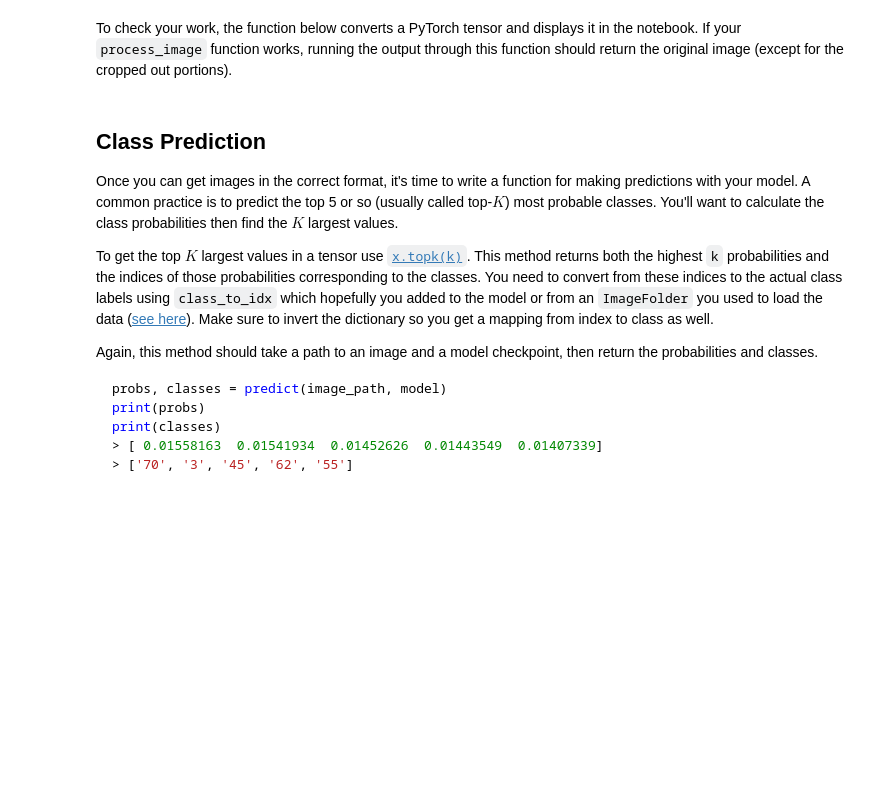
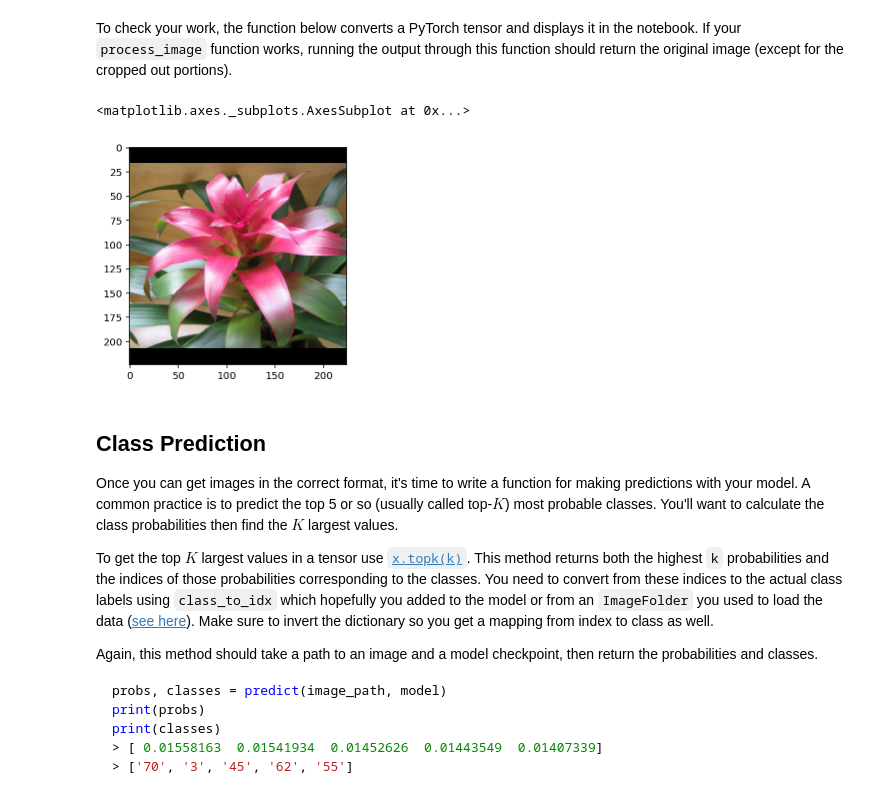
Before and after one commit to kingdom4animal/Udacity, a Jupyter notebook: Image Classifier Project.ipynb, the cells around one changed output. Drawn from its saved outputs; the diff is of its cells as text; code cells hidden in the pictures; blank space fills up the shorter version.

```diff
--- a/Image Classifier Project.ipynb
+++ b/Image Classifier Project.ipynb
@@ -80,7 +83,7 @@ image_datasets_test = datasets.ImageFolder(test_dir,transforms_test)
 
 # create DataLoader objects that lets us work with the data in batches
 train_dataloaders = torch.utils.data.DataLoader(image_datasets_train, batch_size=64, shuffle=True)
-valid_dataloaders = torch.utils.data.DataLoader(image_datasets_valid, batch_size=64, shuffle=True)
+valid_dataloaders = torch.utils.data.DataLoader(image_datasets_valid, batch_size=64)
 test_dataloaders = torch.utils.data.DataLoader(image_datasets_test, batch_size=64)
 # %% [markdown]
 ### Label mapping
@@ -176,7 +163,7 @@ criterion = nn.NLLLoss()
 optimizer = optim.Adam(model.classifier.parameters(), lr=0.001)
 
 # Setting training hyperparameters
-epochs = 1
+epochs = 10
 
 train_losses, valid_losses = [], []
 
@@ -473,23 +383,33 @@ def process_image(image):
     '''
 
     # TODO: Process a PIL image for use in a PyTorch model
+    # from PIL import Image
     # Open image
-    im = Image.open(image).convert('RGB')
-    # Resize keeping aspect ratio
-    im.thumbnail(size=(256,256))
+    pil_image = Image.open(image).convert('RGB')
+    # 1. Resize keeping aspect ratio
+    pil_image.thumbnail(size=(256,256))
+    # 2. crop the center of the image to any size
     # Get dimensions
-    width, height = im.size
+    width, height = pil_image.size
     # Set new dimensions for center crop
     new_width,new_height = 224,224
     left = (width - new_width)/2
     top = (height - new_height)/2
     right = (width + new_width)/2
     bottom = (height + new_height)/2
-    im = im.crop((left, top, right, bottom))
-    # Convert to tensor & normalize
-    transf_tens = transforms.ToTensor()
-    transf_norm = transforms.Normalize([0.485, 0.456, 0.406],[0.229, 0.224, 0.225])
-    tensor = transf_norm(transf_tens(im))
-    # Convert to numpy array
-    np_im = np.array(tensor)
-    return np_im
+    # top left coordinates (x,y) = (left, upper)
+    # bottom right coordinates (x,y) = (right, lower)
+    pil_image = pil_image.crop((left, top, right, bottom))
+    # Color channels of images are typically encoded as integers 0-255
+    # but model expects floats 0-1; need to convert the values
+    # to do this first convert to an array
+    np_image = np.array(pil_image)/255
+    # the network expects the image to be normalized
+    mean = np.array([0.485, 0.456, 0.406])
+    std = np.array([0.229, 0.224, 0.225])
+    np_image_norm = (np_image-mean)/std
+    # PyTorch expects the color channel to be the first dimension but
+    #it's the third dimension in the PIL image & Numpy array. You can reorder using np.array.transpose
+    # the color channel needs to be first and retain the order of the other tow dimensions
+    np_image_norm = np_image_norm.transpose((2,0,1))
+    return np_image_norm
@@ -503,7 +428,9 @@ def imshow(image, ax=None, title=None):
 
     # PyTorch tensors assume the color channel is the first dimension
     # but matplotlib assumes is the third dimension
-    image = image.numpy().transpose((1, 2, 0))
+    #image = image.numpy().transpose((1, 2, 0))
+    #image already as numpy()
+    image = image.transpose((1, 2, 0))
 
     # Undo preprocessing
     mean = np.array([0.485, 0.456, 0.406])
@@ -516,6 +443,11 @@ def imshow(image, ax=None, title=None):
     ax.imshow(image)
 
     return ax
+# %%
+imshow(process_image(practice_img))
+# %% [output]
+<matplotlib.axes._subplots.AxesSubplot at 0x...>
+[figure, added]
 # %% [markdown]
 ## Class Prediction
 
```
Also changed, not shown: parts of 18 cells of this notebook.
